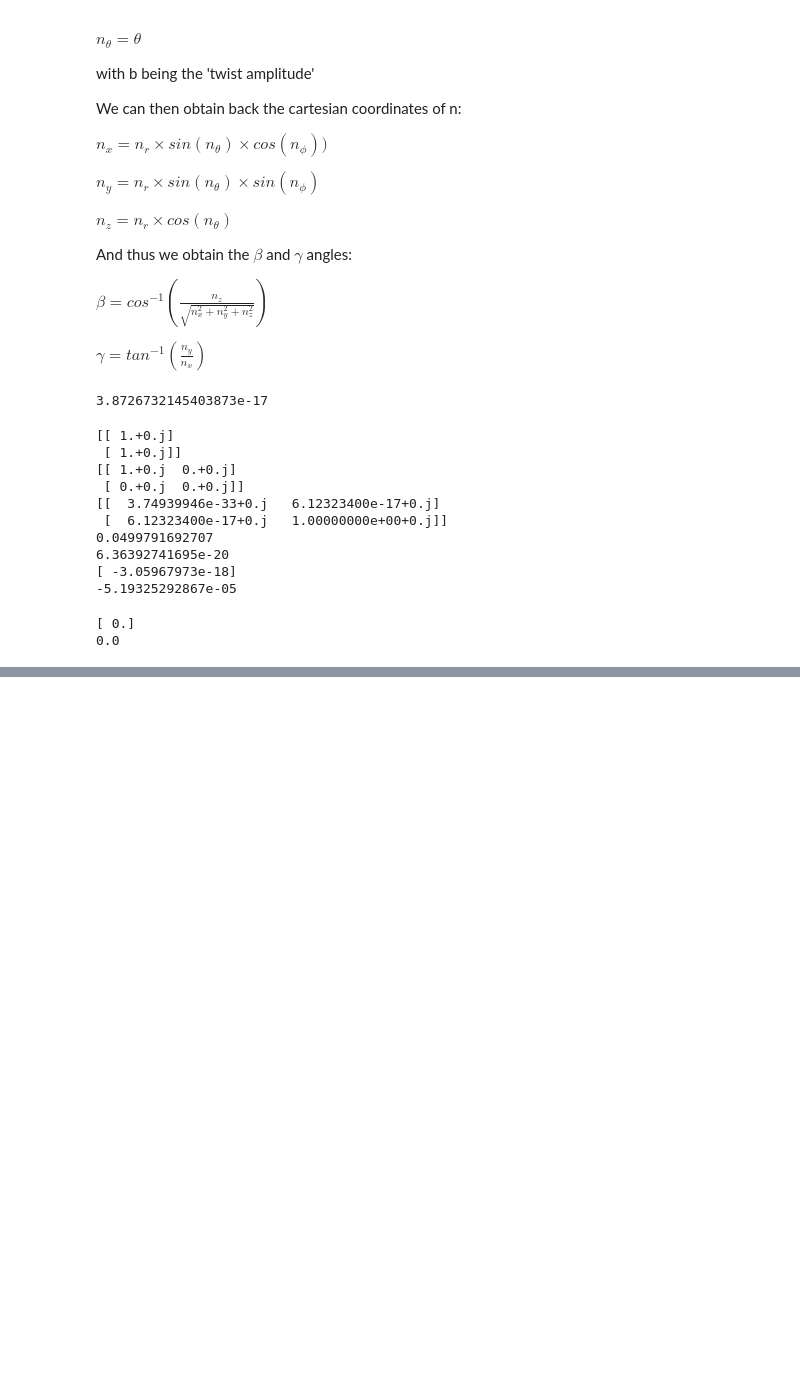
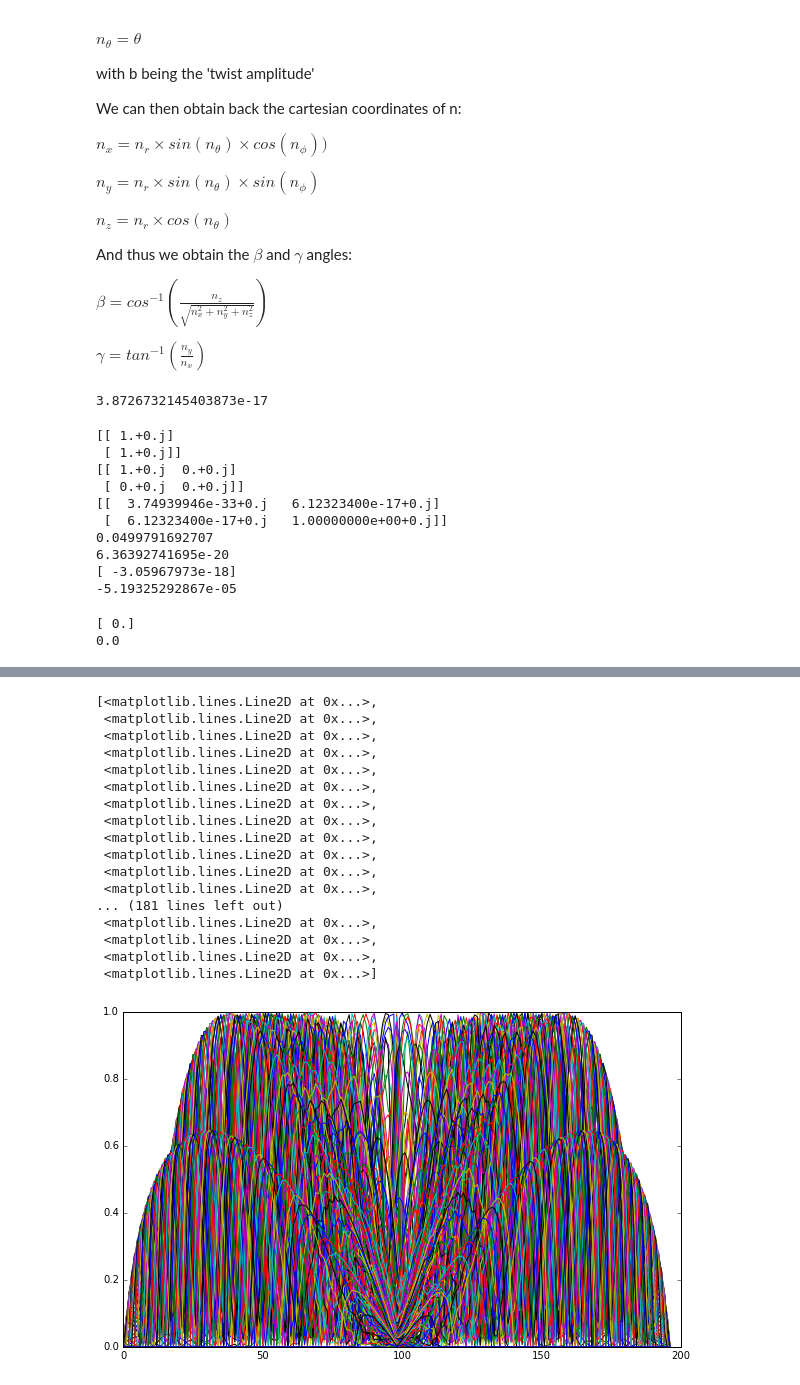
Before and after one commit to AlexisdlC/droptwist, a Jupyter notebook: radial_drop_jm.ipynb, the cells around one changed output, grey strips where cells are left out. Drawn from its saved outputs; the diff is of its cells as text; code cells hidden in the pictures; blank space fills up the shorter version.

```diff
--- a/radial_drop_jm.ipynb
+++ b/radial_drop_jm.ipynb
@@ -311,7 +311,7 @@ for i in np.arange(x.shape[0]):
 # %%
 im2 = jmim2(jms)
 # %%
-wlenres = 0.020
+wlenres = 0.100
 wlenmin = 0.400
 wlenmax = 0.800
 wleng = np.arange(wlenmin,wlenmax+wlenres,wlenres)
@@ -322,7 +322,7 @@ imt = np.zeros((x.shape[0],y.shape[0]))
 for i,wlengi in enumerate(wleng):
     jms = jm_mat(x,y,z,b,rmin,rmax,wlengi)
     im = jmim2(jms)
-    imt = imt + wccd[i]*wlamp[i]*im
+    imt = imt + im
 # %%
 jms2 = jm_mat3(x,y,z,b,rmin,rmax,wleng)
 # %%
@@ -351,3 +351,24 @@ plt.plot(im2)
+# %%
+plt.plot(im)
+# %% [output]
+[<matplotlib.lines.Line2D at 0x...>,
+ <matplotlib.lines.Line2D at 0x...>,
+ <matplotlib.lines.Line2D at 0x...>,
+ <matplotlib.lines.Line2D at 0x...>,
+ <matplotlib.lines.Line2D at 0x...>,
+ <matplotlib.lines.Line2D at 0x...>,
+ <matplotlib.lines.Line2D at 0x...>,
+ <matplotlib.lines.Line2D at 0x...>,
+ <matplotlib.lines.Line2D at 0x...>,
+ <matplotlib.lines.Line2D at 0x...>,
+ <matplotlib.lines.Line2D at 0x...>,
+ <matplotlib.lines.Line2D at 0x...>,
+... (181 lines left out)
+ <matplotlib.lines.Line2D at 0x...>,
+ <matplotlib.lines.Line2D at 0x...>,
+ <matplotlib.lines.Line2D at 0x...>,
+ <matplotlib.lines.Line2D at 0x...>]
+[figure, added]
 # %%
 plt.pcolor(x,y,im2,cmap=plt.cm.gray)
 plt.axis('equal')
```
Also changed, not shown: parts of 5 cells of this notebook.
